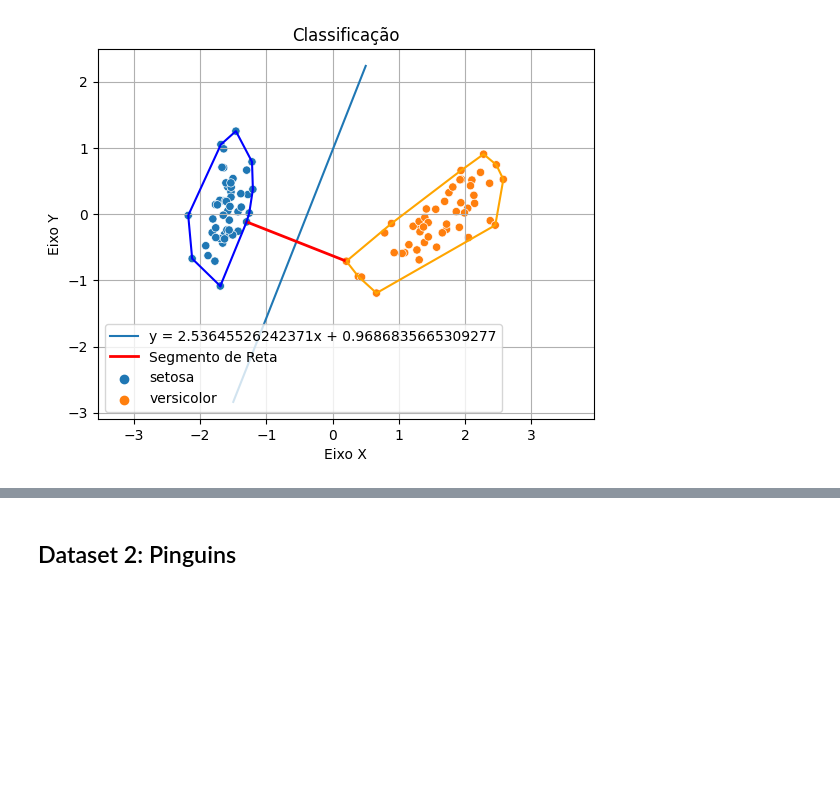
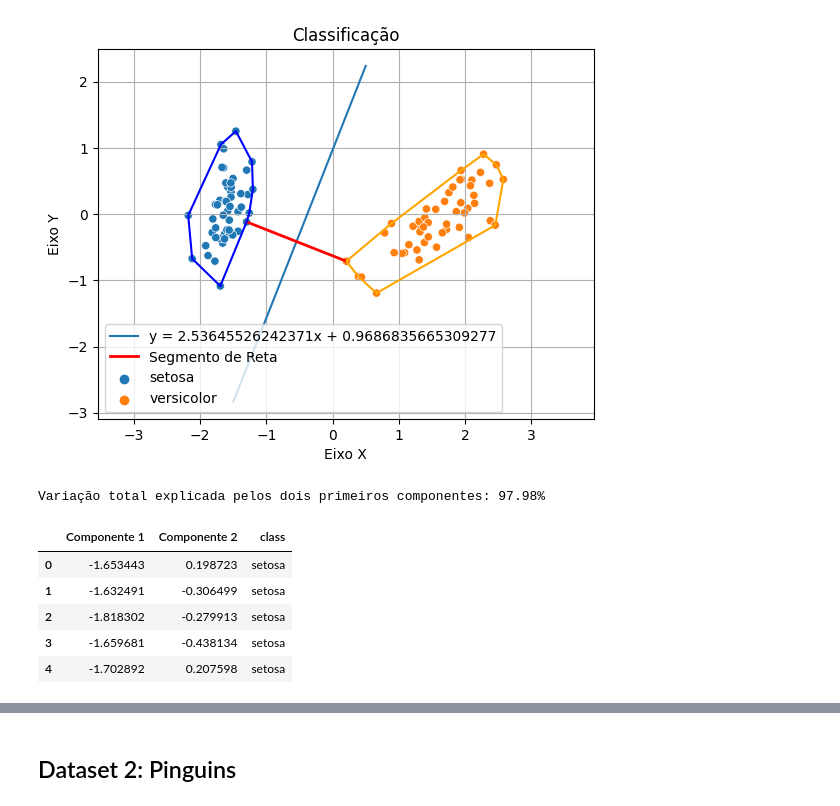
Before and after one commit to avelarh/TP-GeometriaComputacional-Alg2, a Jupyter notebook: amizade.ipynb, the cells around one changed output, grey strips where cells are left out. Drawn from its saved outputs; the diff is of its cells as text; code cells hidden in the pictures; blank space fills up the shorter version.

```diff
--- a/amizade.ipynb
+++ b/amizade.ipynb
@@ -303,3 +302,16 @@ plt.axis('equal')
 # %% [output]
 (-2.417726129610085, 2.8154220160367354, -3.089644853347009, 2.490556723985154)
 [figure]
+# %%
+iris = sns.load_dataset('iris')
+iris = iris[iris['species'] != 'virginica']
+iris_pca = apply_pca(iris, "species")
+iris_pca.head()
+# %% [output]
+Variação total explicada pelos dois primeiros componentes: 97.98%
+|  | Componente 1 | Componente 2 | class |
+| 0 | -1.653443 | 0.198723 | setosa |
+| 1 | -1.632491 | -0.306499 | setosa |
+| 2 | -1.818302 | -0.279913 | setosa |
+| 3 | -1.659681 | -0.438134 | setosa |
+| 4 | -1.702892 | 0.207598 | setosa |
```
Also changed, not shown: parts of 8 cells of this notebook.
